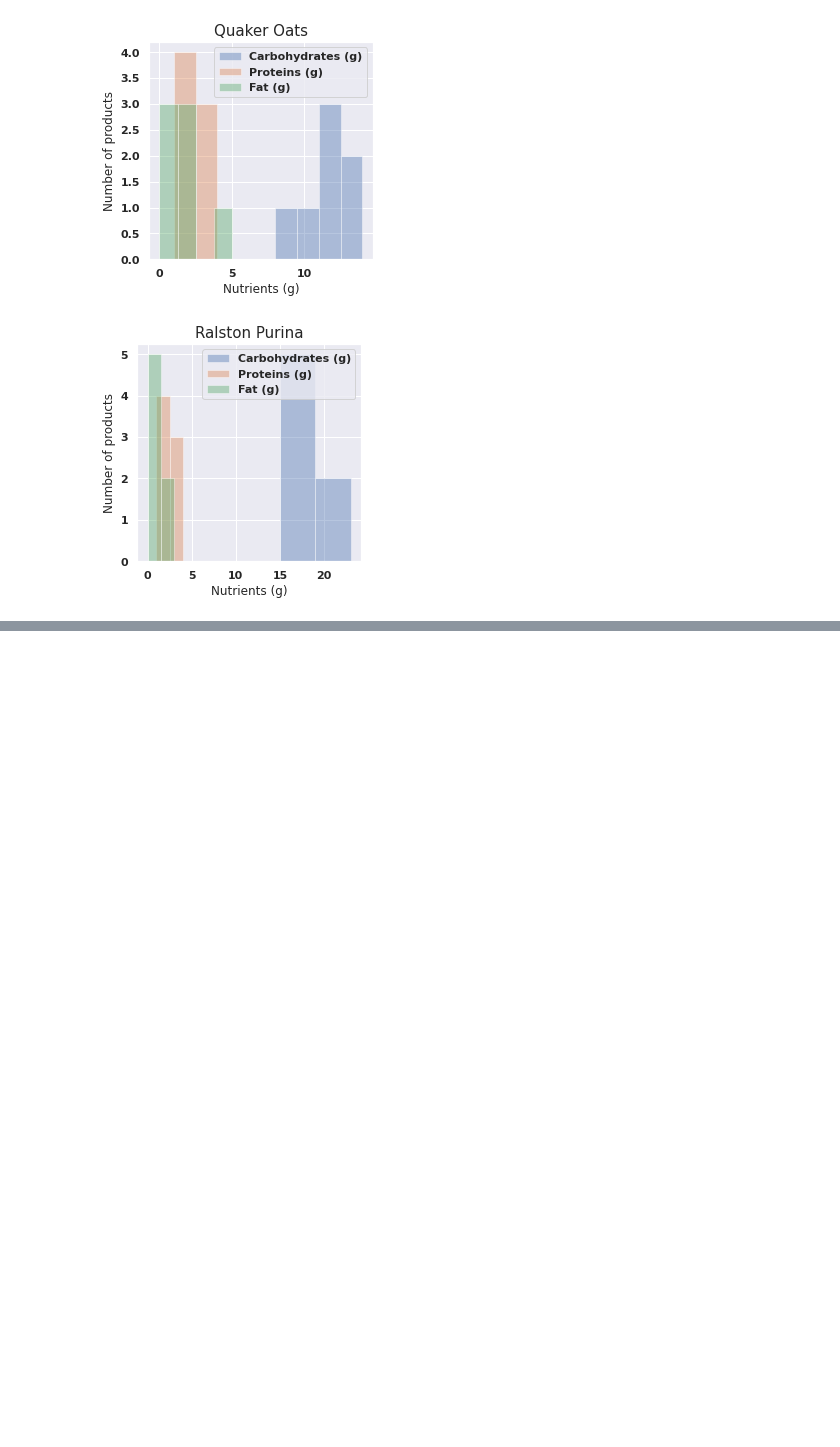
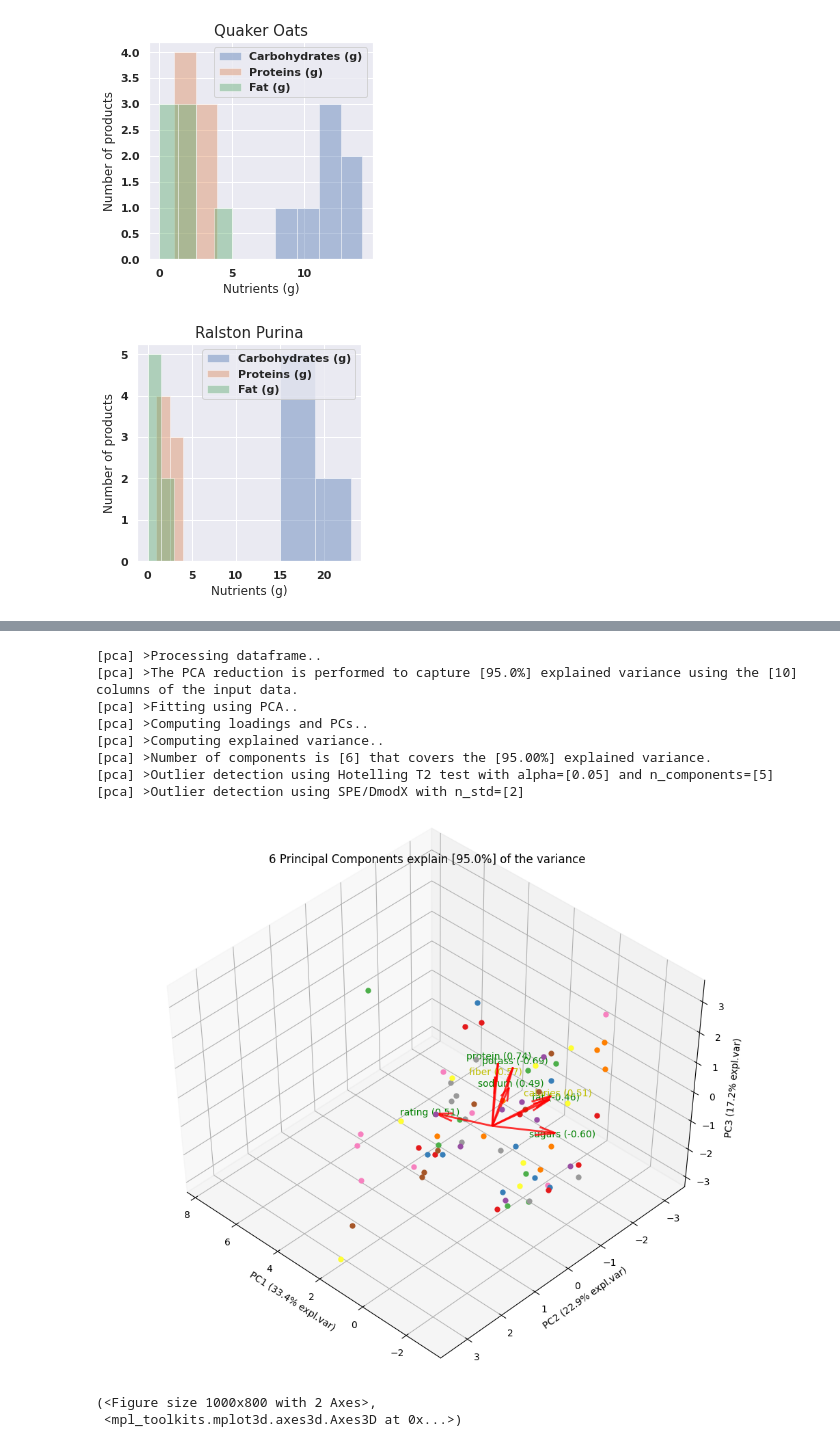
Before and after one commit to ayonbiswas/ECE-143, a Jupyter notebook: Visualization/data_visualization.ipynb, the cells around one changed output, grey strips where cells are left out. Drawn from its saved outputs; the diff is of its cells as text; code cells hidden in the pictures; blank space fills up the shorter version.

```diff
--- a/Visualization/data_visualization.ipynb
+++ b/Visualization/data_visualization.ipynb
@@ -522,0 +585,14 @@ for mfr_name, mfr_products in mfr_group:
+# %%
+three_dimension_plot(X_s, X)
+# %% [output]
+[pca] >Processing dataframe..
+[pca] >The PCA reduction is performed to capture [95.0%] explained variance using the [10] columns of the input data.
+[pca] >Fitting using PCA..
+[pca] >Computing loadings and PCs..
+[pca] >Computing explained variance..
+[pca] >Number of components is [6] that covers the [95.00%] explained variance.
+[pca] >Outlier detection using Hotelling T2 test with alpha=[0.05] and n_components=[5]
+[pca] >Outlier detection using SPE/DmodX with n_std=[2]
+[figure, added]
+(<Figure size 1000x800 with 2 Axes>,
+ <mpl_toolkits.mplot3d.axes3d.Axes3D at 0x...>)
```
Also changed, not shown: parts of 11 cells of this notebook.
